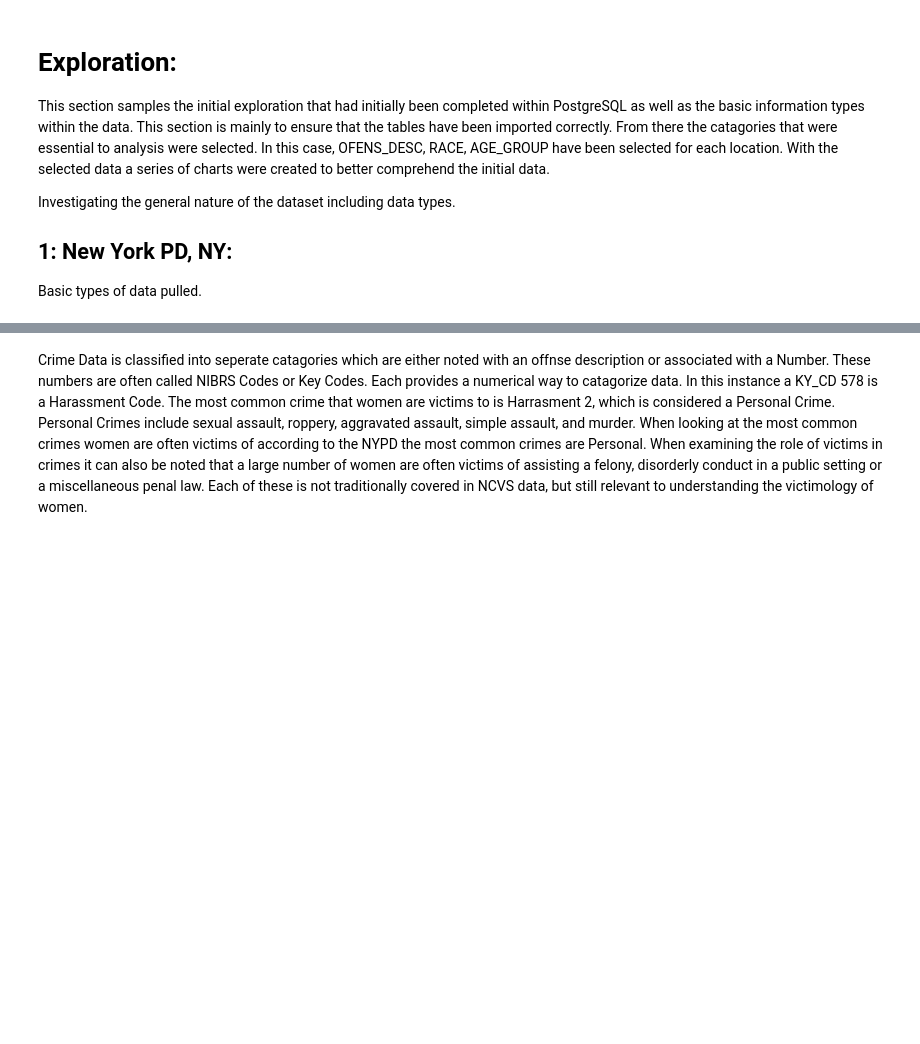
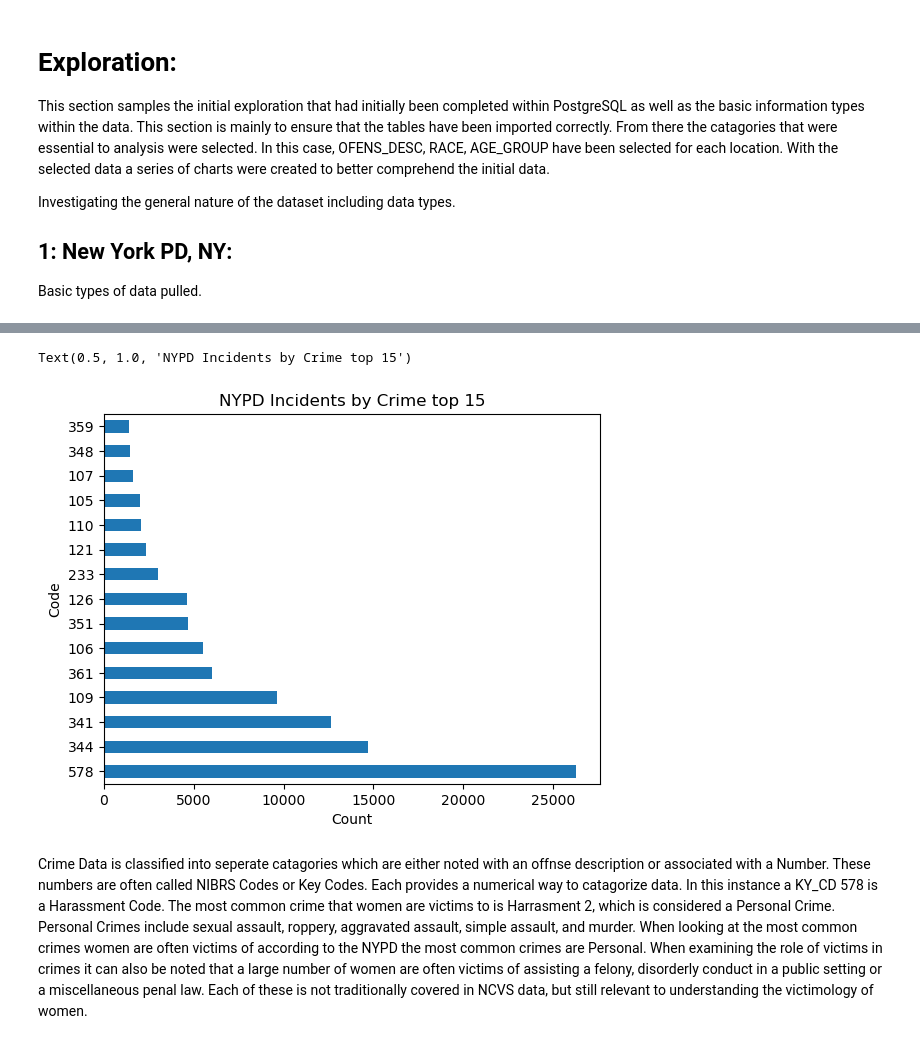
Before and after one commit to accoffin12/CrimeVictimAnalysis_Capstone, a Jupyter notebook: Crime Victim Data Exploration Analysis.ipynb, the cells around one changed output, grey strips where cells are left out. Cells and saved outputs as stored; diff of their text form; code cells hidden in the pictures; blank space fills up the shorter version.

```diff
--- a/Crime Victim Data Exploration Analysis.ipynb
+++ b/Crime Victim Data Exploration Analysis.ipynb
@@ -91,3 +93,14 @@ display(top_10)
+# %%
+grouped_KY = NYPD["KY_CD"].groupby(NYPD["KY_CD"]).count()
+sorted_KY = grouped_KY.sort_values(ascending=False)
+top_15 = sorted_KY.head(15)
+top_15.plot(kind="barh")
+plt.xlabel('Count')
+plt.ylabel('Code')
+plt.title("NYPD Incidents by Crime top 15")
+# %% [output]
+Text(0.5, 1.0, 'NYPD Incidents by Crime top 15')
+[figure, added]
 # %% [markdown]
 Crime Data is classified into seperate catagories which are either noted with an offnse description or associated with a Number. These numbers are often called NIBRS Codes or Key Codes. Each provides a numerical way to catagorize data. In this instance a KY_CD 578 is a Harassment Code. The most common crime that women are victims to is Harrasment 2, which is considered a Personal Crime. Personal Crimes include sexual assault, roppery, aggravated assault, simple assault, and murder. When looking at the most common crimes women are often victims of according to the NYPD the most common crimes are Personal. When examining the role of victims in crimes it can also be noted that a large number of women are often victims of assisting a felony, disorderly conduct in a public setting or a miscellaneous penal law. Each of these is not traditionally covered in NCVS data, but still relevant to understanding the victimology of women.
 # %%
```
Also changed, not shown: parts of 10 cells of this notebook, 4 other files.
